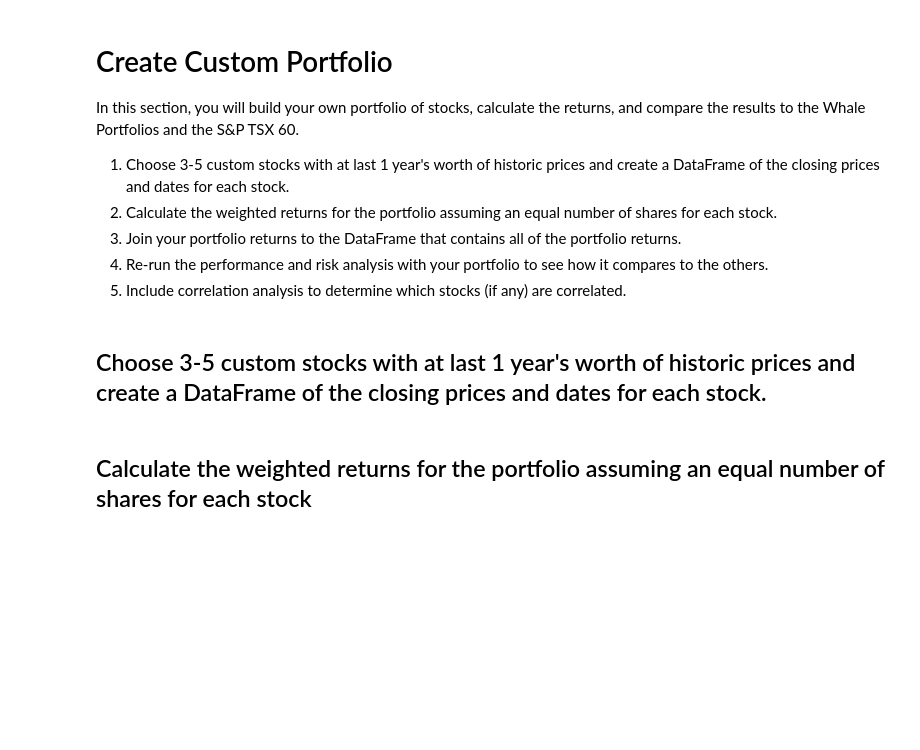
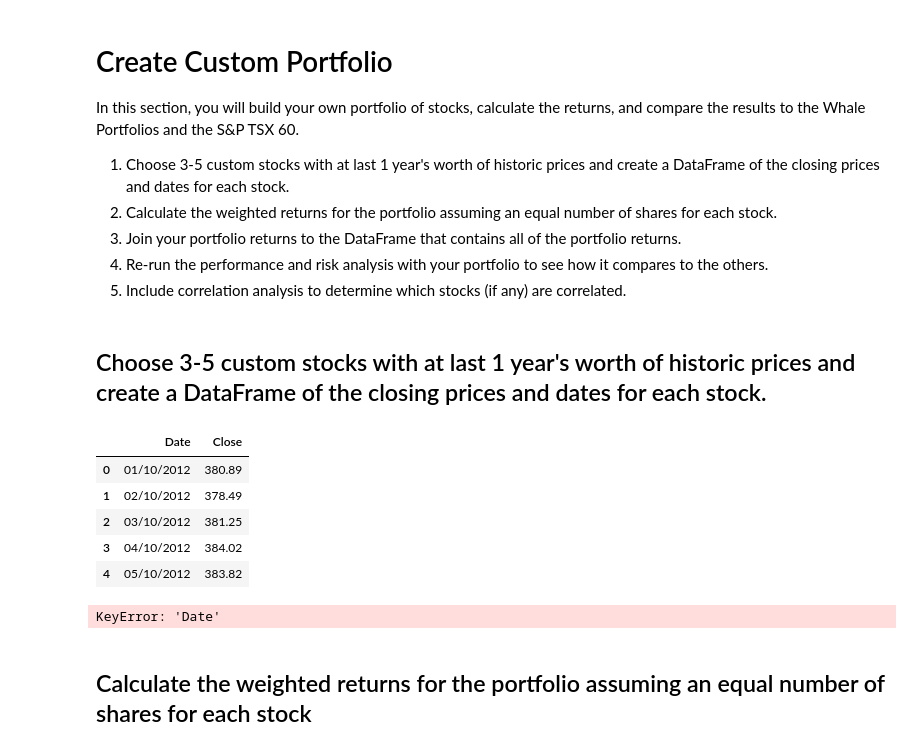
Before and after one commit to 2KAbhishek/whaleport, a Jupyter notebook: whaleport.ipynb, the cells around one changed output. Drawn from its saved outputs; the diff is of its cells as text; code cells hidden in the pictures; blank space fills up the shorter version.

```diff
--- a/whaleport.ipynb
+++ b/whaleport.ipynb
@@ -363,6 +366,13 @@ In this section, you will build your own portfolio of stocks, calculate the retu
 ## Choose 3-5 custom stocks with at last 1 year's worth of historic prices and create a DataFrame of the closing prices and dates for each stock.
 # %%
 # Reading data from 1st stock
-google_df = pd.read_csv('data/goog.csv', index_col='Date', parse_dates=True)
+google_df = pd.read_csv('data/goog.csv')
+# %% [output]
+|  | Date | Close |
+| 0 | 01/10/2012 | 380.89 |
+| 1 | 02/10/2012 | 378.49 |
+| 2 | 03/10/2012 | 381.25 |
+| 3 | 04/10/2012 | 384.02 |
+| 4 | 05/10/2012 | 383.82 |
 # %%
 # Reading data from 2nd stock
@@ -375,3 +383,17 @@ microsoft_df = pd.read_csv('data/msft.csv', index_col='Date', parse_dates=True)
+# %%
+# Change date to datetime
+google_df['Date'] = pd.to_datetime(google_df['Date'])
+apple_df['Date'] = pd.to_datetime(apple_df['Date'])
+microsoft_df['Date'] = pd.to_datetime(microsoft_df['Date'])
+
+# Add pct_change to the dataframe
+google_df['GOOG'] = google_df['Close'].pct_change()
+apple_df['AAPL'] = apple_df['Close'].pct_change()
+microsoft_df['MSFT'] = microsoft_df['Close'].pct_change()
+
+# Combine all stocks in a single DataFrame
+# %% [output]
+KeyError: 'Date'
 # %%
 # Reset Date index
 # %%
```
Also changed, not shown: parts of 7 cells of this notebook.
